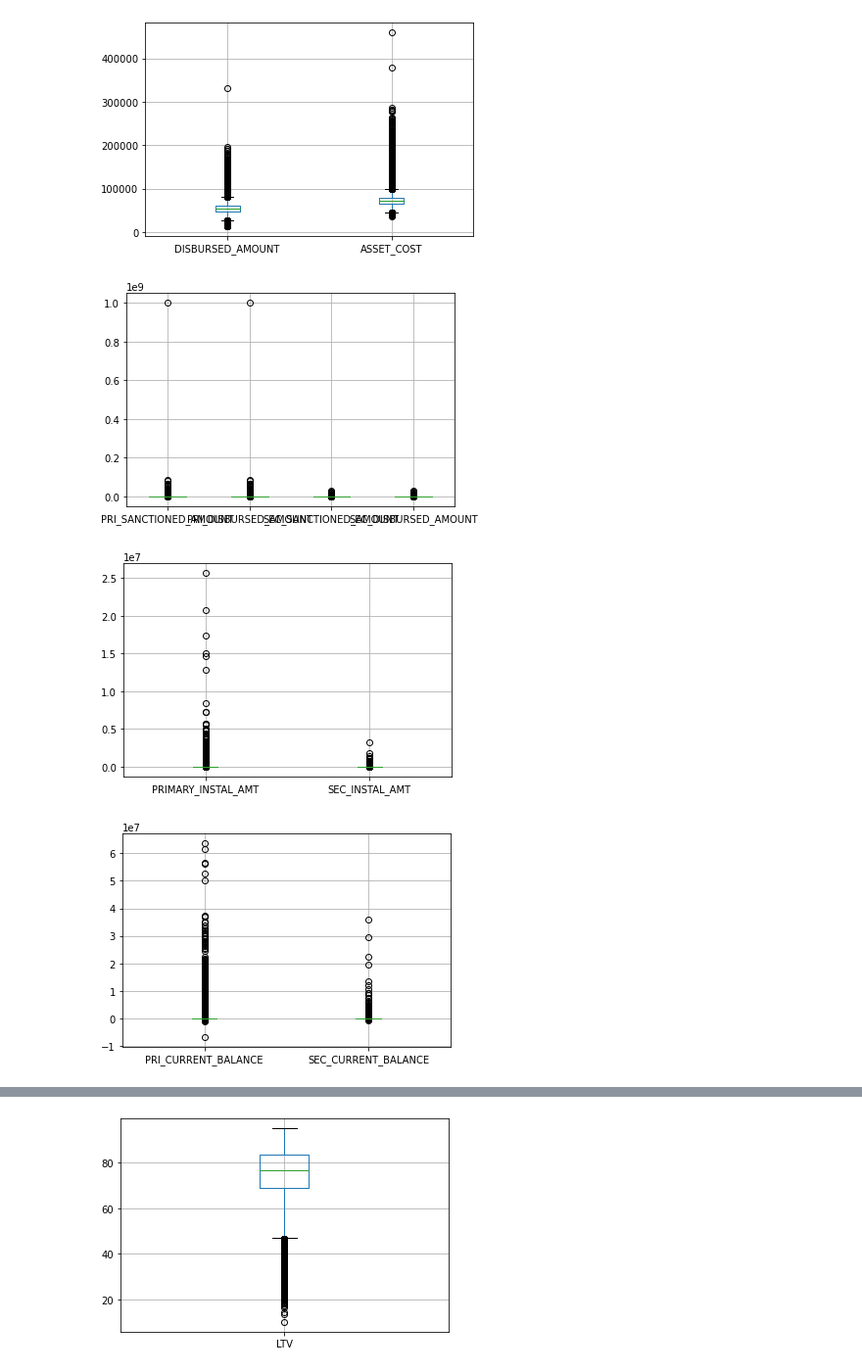
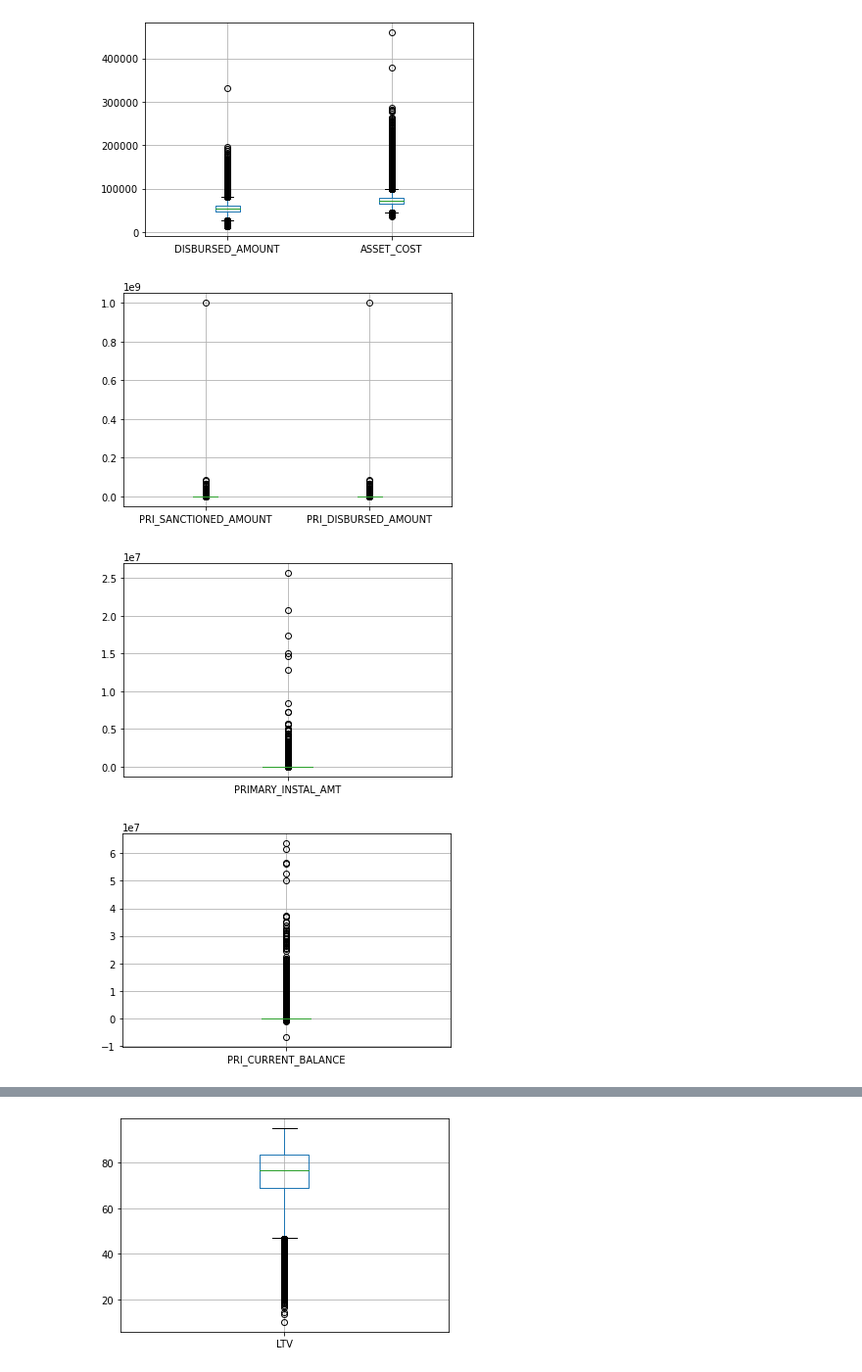
Before and after one commit to yizhou86/LoanDefault, a Jupyter notebook: Loan Default.ipynb, the cells around one changed output, grey strips where cells are left out. Shown at 98% size. Cells and saved outputs as stored; diff of their text form; code cells hidden in the pictures.

```diff
--- a/Loan Default.ipynb
+++ b/Loan Default.ipynb
@@ -53,7 +50,7 @@ import matplotlib.pyplot as plt
 pd.set_option("display.max_columns", None)
 # %%
 # load data
-df = pd.read_csv(r'C:\Users\yzh\Desktop\Python\LoanDefault\Data\George_Files for Platform_Data Files\loan_data.csv')
+df = pd.read_csv(r'C:\Users\Admin\Desktop\LoanDefault\Data\loan_data.csv\George_Files for Platform_Data Files\loan_data.csv')
 df.head()
 # %% [output]
 |  | UNIQUEID | DISBURSED_AMOUNT | ASSET_COST | LTV | BRANCH_ID | SUPPLIER_ID | MANUFACTURER_ID | ... |
@@ -525,18 +525,18 @@ plt.show()
 # %% [output]
 [figure]
 # %%
-boxplot = df.boxplot(column=['PRI_SANCTIONED_AMOUNT','PRI_DISBURSED_AMOUNT','SEC_SANCTIONED_AMOUNT', 'SEC_DISBURSED_AMOUNT'])
+boxplot = df.boxplot(column=['PRI_SANCTIONED_AMOUNT','PRI_DISBURSED_AMOUNT'])
 plt.show()
 # %% [output]
-[figure, old version]
+[figure, new version]
 # %%
-boxplot = df.boxplot(column=['PRIMARY_INSTAL_AMT', 'SEC_INSTAL_AMT'])
+boxplot = df.boxplot(column=['PRIMARY_INSTAL_AMT'])
 plt.show()
 # %% [output]
-[figure, old version]
+[figure, new version]
 # %%
-boxplot = df.boxplot(column=['PRI_CURRENT_BALANCE','SEC_CURRENT_BALANCE'])
+boxplot = df.boxplot(column=['PRI_CURRENT_BALANCE'])
 plt.show()
 # %% [output]
-[figure, old version]
+[figure, new version]
 # %%
```
Also changed, not shown: parts of 28 cells of this notebook.
